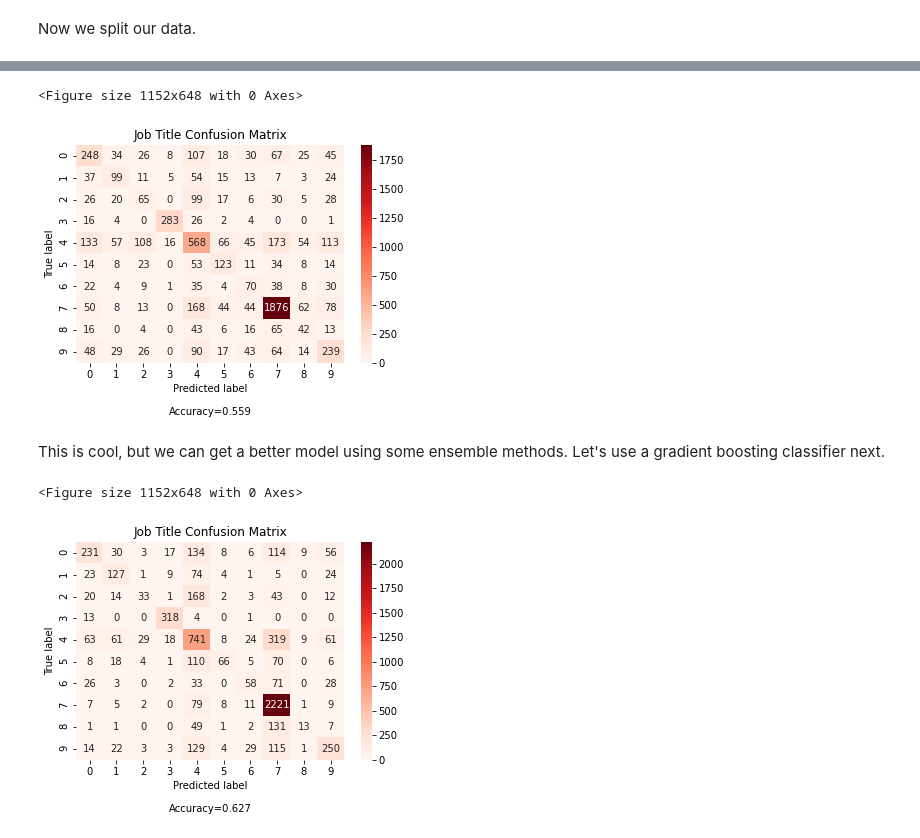
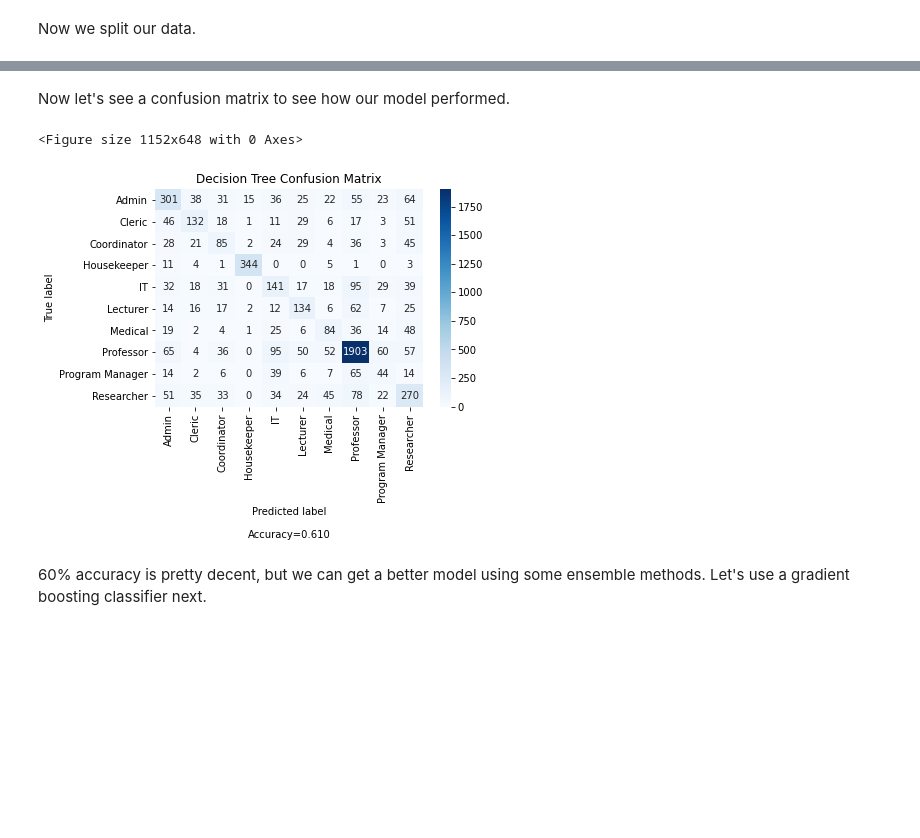
Before and after one commit to SullyRC/UNC-System-Job-Title-Classification, a Jupyter notebook: Project 2.ipynb, the cells around one changed output, grey strips where cells are left out. Saved outputs shown, nothing was run; the diff lists cells and outputs as text; code cells hidden in the pictures; blank space fills up the shorter version.

```diff
--- a/Project 2.ipynb
+++ b/Project 2.ipynb
@@ -428,7 +526,7 @@ def make_confusion_matrix(cf,
                           xyplotlabels=True,
                           sum_stats=True,
                           figsize=None,
-                          cmap='Reds',
+                          cmap='Blues',
                           title=None):
     blanks = ['' for i in range(cf.size)]
 
@@ -495,5 +593,4 @@ def make_confusion_matrix(cf,
 # %% [markdown]
 Now we split our data.
 # %%
-X_train, X_test, y_train, y_test = train_test_split(working_df.drop(columns = 'Job'),working_df['Job'],
-                                                   test_size=.2,random_state = 2)
+Train_set, test_set = train_test_split(working_df,test_size=.2,random_state = 2)
@@ -499,0 +615,11 @@ X_train, X_test, y_train, y_test = train_test_split(working_df.drop(columns = 'J
+# %%
+copy_Train_set = Train_set.copy()
+for job in Train_set['Job'].unique():
+    if len(Train_set[Train_set['Job'] == job]) < 2000:
+        x = 2000
+        to_resample = Train_set.loc[Train_set['Job'] ==job]
+        y = x - len(to_resample)
+        our_resample = to_resample.sample(n = y, replace = True)
+        Train_set = pd.concat([Train_set, our_resample])
+print(Train_set['Job'].count())
+Train_set['Job'].value_counts()
@@ -499,0 +641,5 @@ X_train, X_test, y_train, y_test = train_test_split(working_df.drop(columns = 'J
+# %%
+X_train = Train_set.drop(columns='Job')
+X_test = test_set.drop(columns='Job')
+y_train = Train_set['Job']
+y_test = test_set['Job']
@@ -502,15 +653,16 @@ clf = DecisionTreeClassifier()
 clf = clf.fit(X_train,y_train)
 predictions = clf.predict(X_test)
 matrix = confusion_matrix(y_test,predictions)
+# %% [markdown]
+Now let's see a confusion matrix to see how our model performed.
 # %%
 plt.figure(figsize=(16,9))
-make_confusion_matrix(matrix,percent=False,title='Job Title Confusion Matrix')
-plt.savefig('Acc.png')
+make_confusion_matrix(matrix,percent=False,title='Decision Tree Confusion Matrix',categories = keys)
 plt.show()
 # %% [output]
 <Figure size 1152x648 with 0 Axes>
-[figure, old version]
+[figure, new version]
-# %% [markdown]
-This is cool, but we can get a better model using some ensemble methods. Let's use a gradient boosting classifier next.
+# %% [markdown]
+60% accuracy is pretty decent, but we can get a better model using some ensemble methods. Let's use a gradient boosting classifier next.
 # %%
 from sklearn.ensemble import GradientBoostingClassifier
@@ -522,8 +668,0 @@ matrix = confusion_matrix(y_test,predictions)
-# %%
-plt.figure(figsize=(16,9))
-make_confusion_matrix(matrix,percent=False,title='Job Title Confusion Matrix')
-plt.savefig('Acc.png')
-plt.show()
-# %% [output]
-<Figure size 1152x648 with 0 Axes>
-[figure, removed]
```
Also changed, not shown: parts of 115 cells of this notebook.
